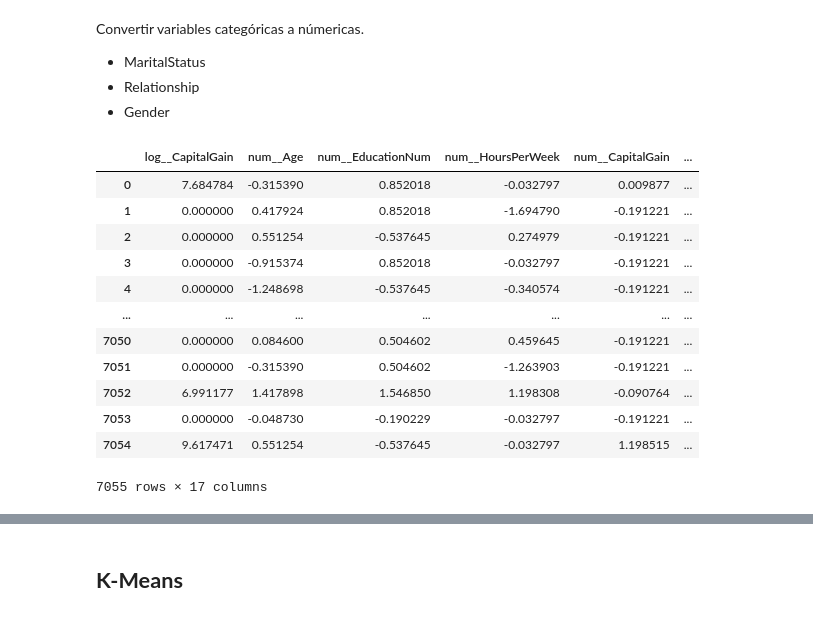
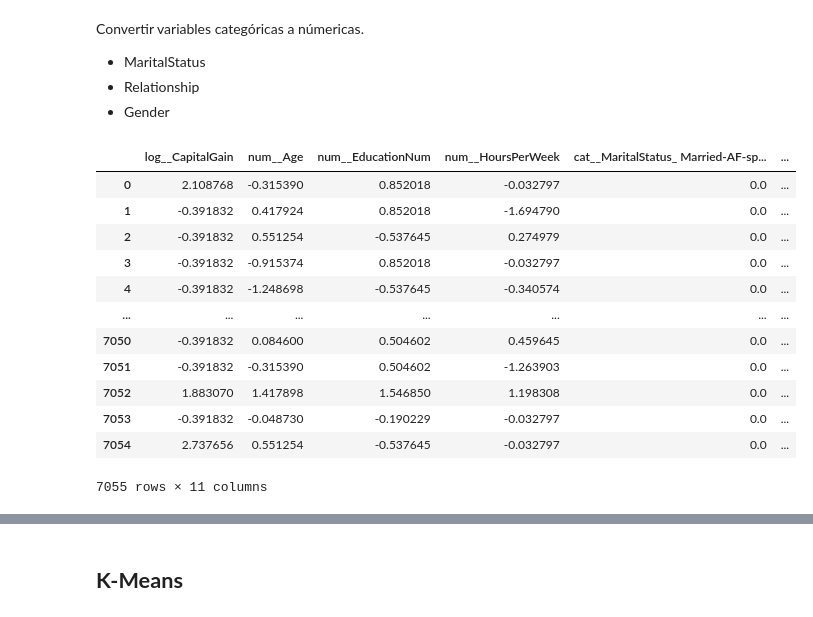
Before and after one commit to JoseCervantes06/Proyecto1_Equipo20_Cervantes-Reyes, a Jupyter notebook: fase2.ipynb, the cells around one changed output, grey strips where cells are left out. Drawn from its saved outputs; the diff is of its cells as text; code cells hidden in the pictures.

```diff
--- a/fase2.ipynb
+++ b/fase2.ipynb
@@ -98,7 +98,7 @@ dtype: object
 # %% [markdown]
 La columna de **'Education'** ya tiene una equivalencia numérica en la columna **'EducationNum'**, por lo tanto sería redundante convertir esa columna categórica a una númerica.
 # %%
-data.drop(data.columns[1], inplace=True, axis=1)
+data.drop(data.columns[[1,4]], inplace=True, axis=1)
 print("El cojunto de datos ahora tiene {} observaciones y {} columnas".format(data.shape[0], data.shape[1]))
 print("Las columnas son: {}".format(data.columns.tolist()))
 # %% [output]
@@ -192,50 +186,51 @@ from sklearn.preprocessing import OneHotEncoder, StandardScaler, FunctionTransfo
 from sklearn.compose import ColumnTransformer
 from sklearn.pipeline import Pipeline
 
-num_cols = ['Age', 'EducationNum', 'HoursPerWeek', 'CapitalGain']
+num_cols = ['Age', 'EducationNum', 'HoursPerWeek']
 num_col_outlier = ['CapitalGain']
-cat_cols = ['MaritalStatus', 'Gender', 'Relationship']
+cat_cols = ['MaritalStatus', 'Gender']
 
 
 num_pipeline = Pipeline([
     ('scaler', StandardScaler())
 ])
 
 log_pipeline = Pipeline([
-    ('log', FunctionTransformer(np.log1p, feature_names_out='one-to-one'))
+    ('log', FunctionTransformer(np.log1p, feature_names_out='one-to-one')),
+    ('scaler', StandardScaler())
 ])
 
 cat_pipeline = Pipeline([
     ('onehot', OneHotEncoder(drop = 'first')),
 ])
 
 ct = ColumnTransformer(
     [
         ('log', log_pipeline, num_col_outlier),
         ('num', num_pipeline, num_cols),
         ('cat', cat_pipeline, cat_cols)
     ]
 )
 
 cluster1_data = ct.fit_transform(data)
 
 cluster1_df = pd.DataFrame(
     cluster1_data,
     columns=ct.get_feature_names_out()
 )
 
 cluster1_df
 # %% [output]
-|  | log__CapitalGain | num__Age | num__EducationNum | num__HoursPerWeek | num__CapitalGain | ... |
-| 0 | 7.684784 | -0.315390 | 0.852018 | -0.032797 | 0.009877 | ... |
-| 1 | 0.000000 | 0.417924 | 0.852018 | -1.694790 | -0.191221 | ... |
-| 2 | 0.000000 | 0.551254 | -0.537645 | 0.274979 | -0.191221 | ... |
-| 3 | 0.000000 | -0.915374 | 0.852018 | -0.032797 | -0.191221 | ... |
-| 4 | 0.000000 | -1.248698 | -0.537645 | -0.340574 | -0.191221 | ... |
+|  | log__CapitalGain | num__Age | num__EducationNum | num__HoursPerWeek | cat__MaritalStatus_ Married-AF-sp... | ... |
+| 0 | 2.108768 | -0.315390 | 0.852018 | -0.032797 | 0.0 | ... |
+| 1 | -0.391832 | 0.417924 | 0.852018 | -1.694790 | 0.0 | ... |
+| 2 | -0.391832 | 0.551254 | -0.537645 | 0.274979 | 0.0 | ... |
+| 3 | -0.391832 | -0.915374 | 0.852018 | -0.032797 | 0.0 | ... |
+| 4 | -0.391832 | -1.248698 | -0.537645 | -0.340574 | 0.0 | ... |
 | ... | ... | ... | ... | ... | ... | ... |
-| 7050 | 0.000000 | 0.084600 | 0.504602 | 0.459645 | -0.191221 | ... |
-| 7051 | 0.000000 | -0.315390 | 0.504602 | -1.263903 | -0.191221 | ... |
-| 7052 | 6.991177 | 1.417898 | 1.546850 | 1.198308 | -0.090764 | ... |
-| 7053 | 0.000000 | -0.048730 | -0.190229 | -0.032797 | -0.191221 | ... |
-| 7054 | 9.617471 | 0.551254 | -0.537645 | -0.032797 | 1.198515 | ... |
+| 7050 | -0.391832 | 0.084600 | 0.504602 | 0.459645 | 0.0 | ... |
+| 7051 | -0.391832 | -0.315390 | 0.504602 | -1.263903 | 0.0 | ... |
+| 7052 | 1.883070 | 1.417898 | 1.546850 | 1.198308 | 0.0 | ... |
+| 7053 | -0.391832 | -0.048730 | -0.190229 | -0.032797 | 0.0 | ... |
+| 7054 | 2.737656 | 0.551254 | -0.537645 | -0.032797 | 0.0 | ... |
-7055 rows × 17 columns
+7055 rows × 11 columns
```
Also changed, not shown: parts of 18 cells of this notebook.
